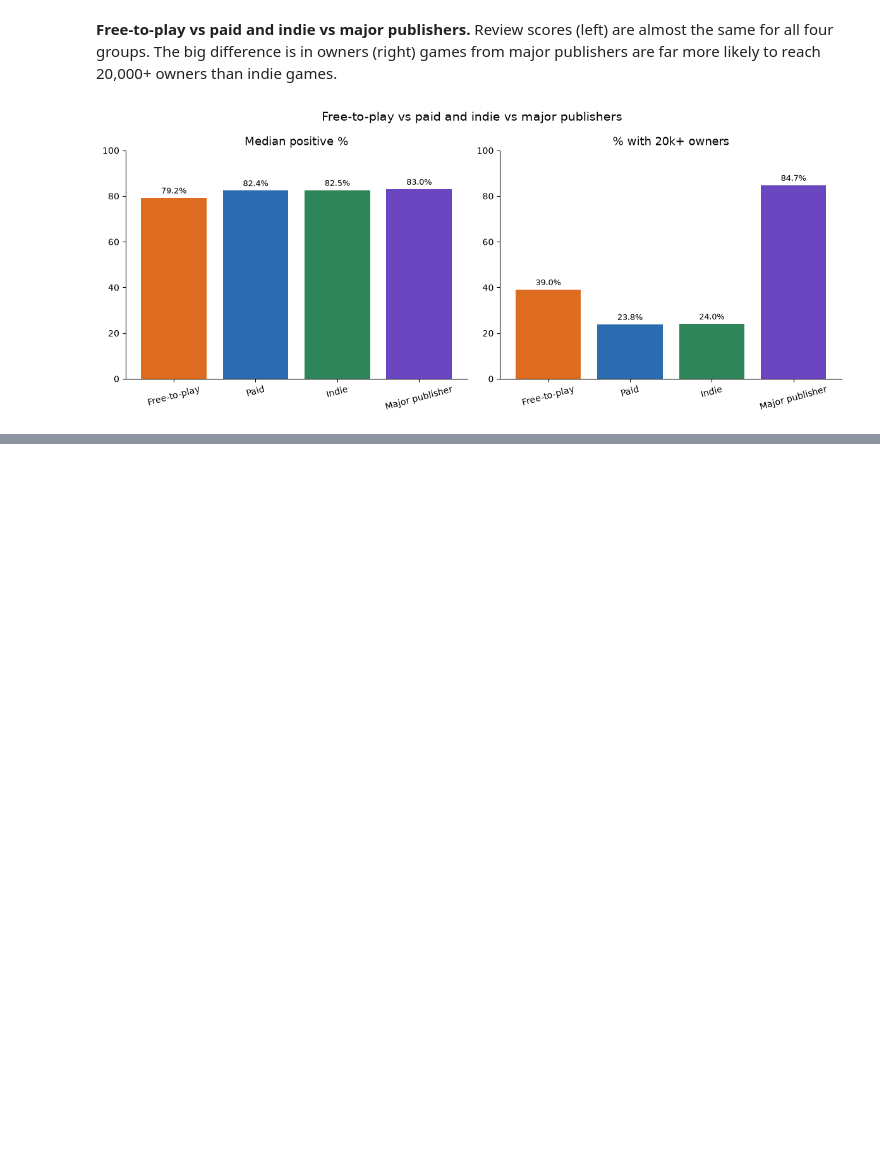
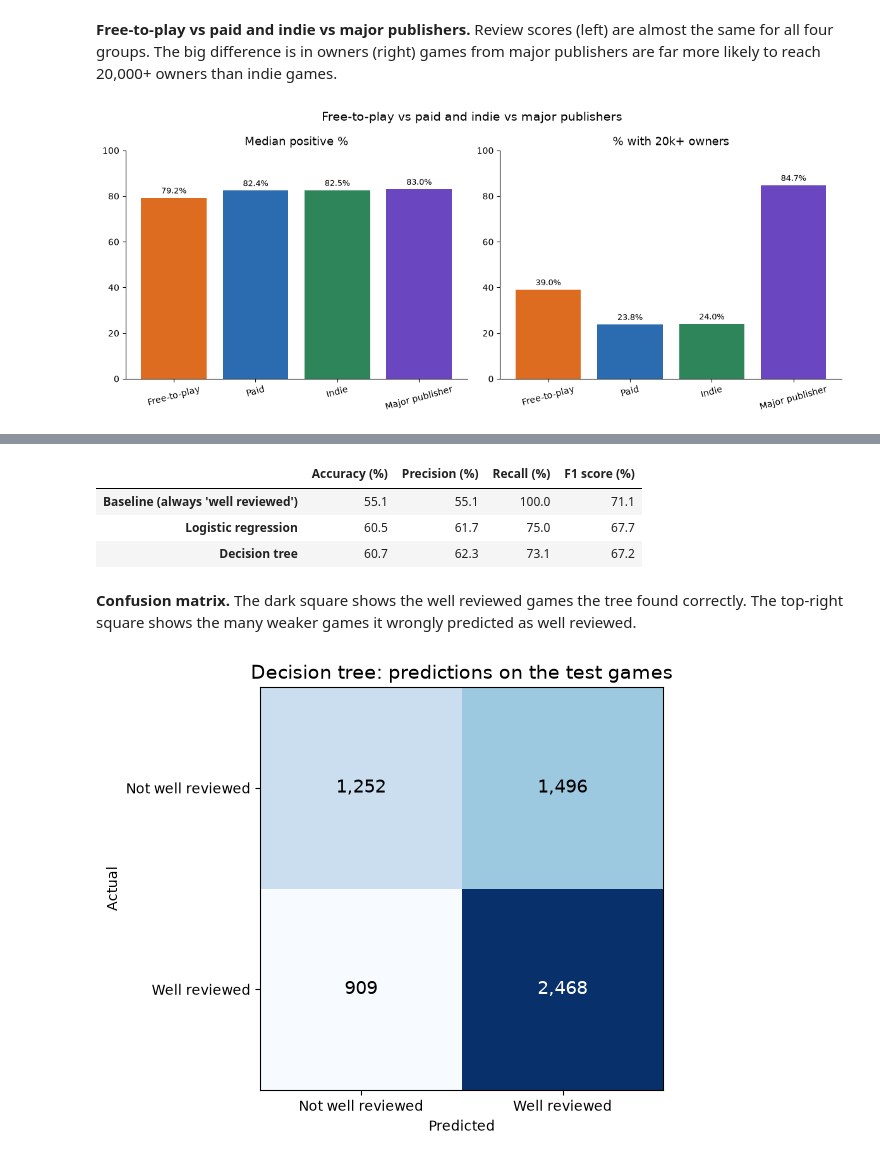
Before and after one commit to Ezekieloll/Level-Up-What-Makes-a-Game-Succeed-on-Steam-, a Jupyter notebook: group_project.ipynb, the cells around one changed output, grey strips where cells are left out. Cells and saved outputs as stored; diff of their text form; code cells hidden in the pictures; blank space fills up the shorter version.

Commit message:
Add files via upload
Add Objective 4 (classification model), Objective 2 conclusion lines

```diff
--- a/group_project.ipynb
+++ b/group_project.ipynb
@@ -684,0 +737,6 @@ def plot_group_comparison(free_paid_table, publisher_table):
+# %%
+X_train, X_test, y_train, y_test = train_test_split(
+    features, target, test_size=0.2, random_state=42, stratify=target)
+
+print("Training games:", len(X_train))
+print("Test games:    ", len(X_test))
@@ -684,0 +755,21 @@ def plot_group_comparison(free_paid_table, publisher_table):
+# %%
+MODELS = {
+    "Baseline (always 'well reviewed')": DummyClassifier(strategy="most_frequent"),
+    "Logistic regression": make_pipeline(StandardScaler(), LogisticRegression(max_iter=1000)),
+    "Decision tree": DecisionTreeClassifier(max_depth=6, min_samples_leaf=50, random_state=42),
+}
+
+scores = {}
+predictions = {}
+for name, model in MODELS.items():
+    model.fit(X_train, y_train)
+    predictions[name] = model.predict(X_test)
+    scores[name] = {
+        "Accuracy (%)": accuracy_score(y_test, predictions[name]) * 100,
+        "Precision (%)": precision_score(y_test, predictions[name], zero_division=0) * 100,
+        "Recall (%)": recall_score(y_test, predictions[name]) * 100,
+        "F1 score (%)": f1_score(y_test, predictions[name]) * 100,
+    }
+
+model_table = pd.DataFrame(scores).T.round(1)
+model_table
@@ -858,0 +1045,13 @@ plot_group_comparison(free_paid_table, publisher_table)
+# %%
+model_table
+# %% [output]
+|  | Accuracy (%) | Precision (%) | Recall (%) | F1 score (%) |
+| Baseline (always 'well reviewed') | 55.1 | 55.1 | 100.0 | 71.1 |
+| Logistic regression | 60.5 | 61.7 | 75.0 | 67.7 |
+| Decision tree | 60.7 | 62.3 | 73.1 | 67.2 |
+# %% [markdown]
+**Confusion matrix.** The dark square shows the well reviewed games the tree found correctly. The top-right square shows the many weaker games it wrongly predicted as well reviewed.
+# %%
+plot_confusion_matrix(y_test, predictions["Decision tree"], "Decision tree: predictions on the test games")
+# %% [output]
+[figure, added]
```
Also changed, not shown: parts of 16 cells of this notebook.
